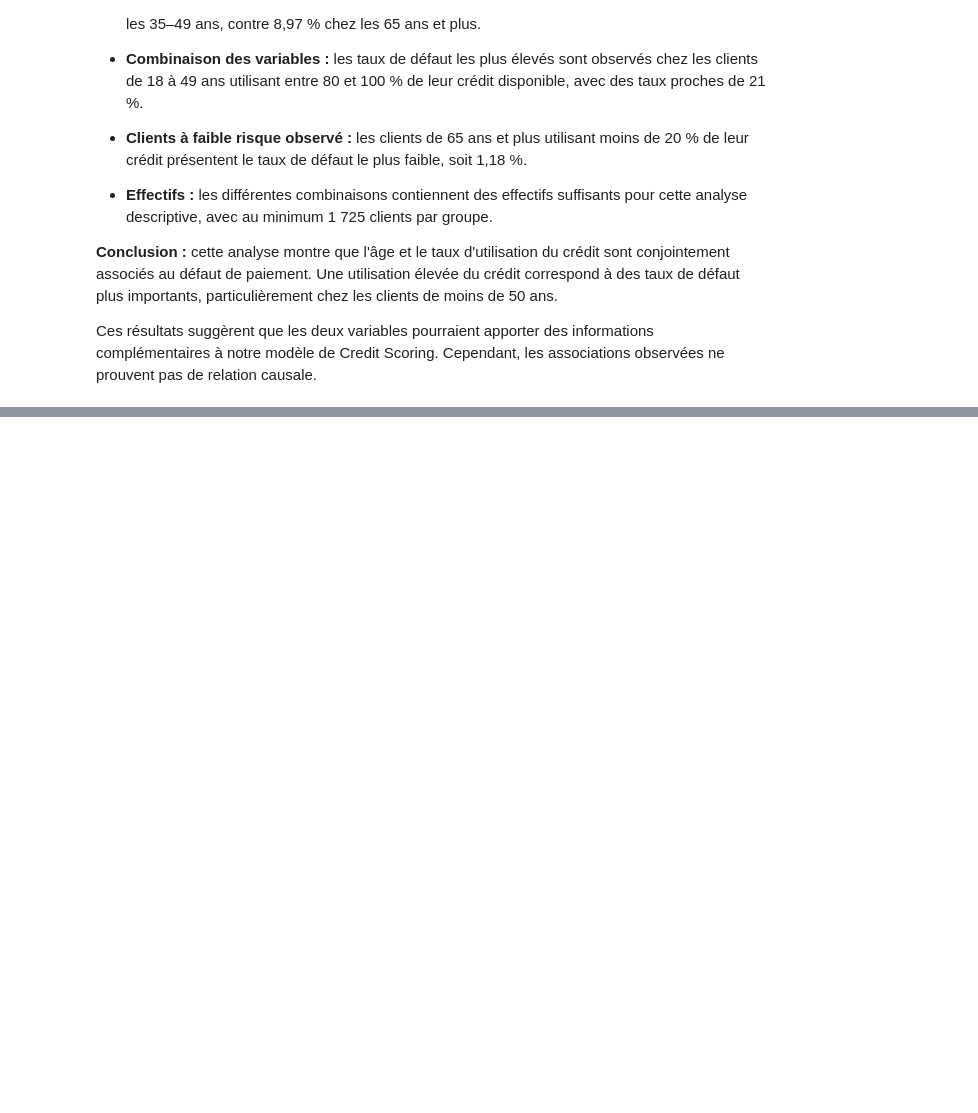
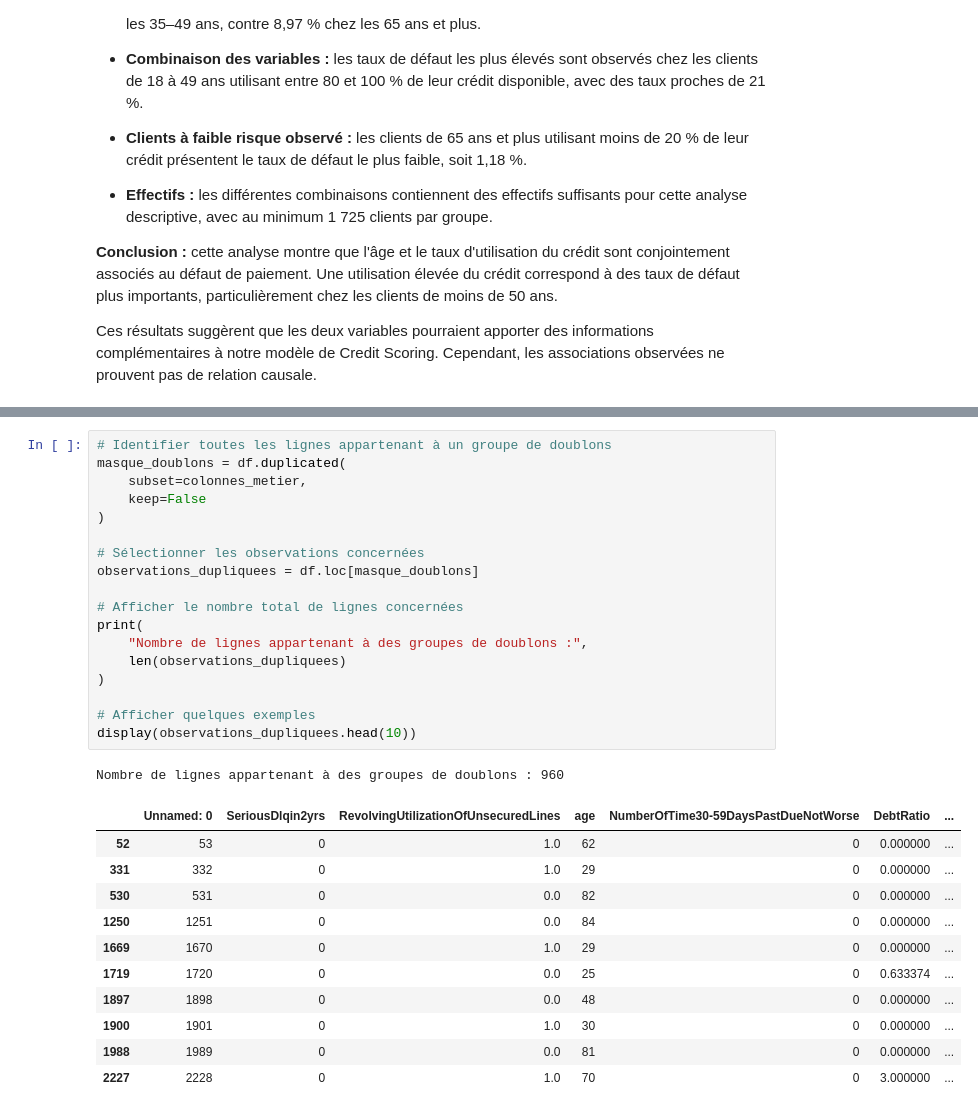
Before and after one commit to omarzinane1/CreditRisk360, a Jupyter notebook: notebooks/credit_scoring.ipynb, the cells around one changed output, grey strips where cells are left out. Cells and saved outputs as stored; diff of their text form; blank space fills up the shorter version.

```diff
--- a/notebooks/credit_scoring.ipynb
+++ b/notebooks/credit_scoring.ipynb
@@ -2664,0 +3320,31 @@ Ces résultats suggèrent que les deux variables pourraient apporter des informa
+# %%
+# Identifier toutes les lignes appartenant à un groupe de doublons
+masque_doublons = df.duplicated(
+    subset=colonnes_metier,
+    keep=False
+)
+
+# Sélectionner les observations concernées
+observations_dupliquees = df.loc[masque_doublons]
+
+# Afficher le nombre total de lignes concernées
+print(
+    "Nombre de lignes appartenant à des groupes de doublons :",
+    len(observations_dupliquees)
+)
+
+# Afficher quelques exemples
+display(observations_dupliquees.head(10))
+# %% [output]
+Nombre de lignes appartenant à des groupes de doublons : 960
+|  | Unnamed: 0 | SeriousDlqin2yrs | RevolvingUtilizationOfUnsecuredLines | age | NumberOfTime30-59DaysPastDueNotWorse | DebtRatio | ... |
+| 52 | 53 | 0 | 1.0 | 62 | 0 | 0.000000 | ... |
+| 331 | 332 | 0 | 1.0 | 29 | 0 | 0.000000 | ... |
+| 530 | 531 | 0 | 0.0 | 82 | 0 | 0.000000 | ... |
+| 1250 | 1251 | 0 | 0.0 | 84 | 0 | 0.000000 | ... |
+| 1669 | 1670 | 0 | 1.0 | 29 | 0 | 0.000000 | ... |
+| 1719 | 1720 | 0 | 0.0 | 25 | 0 | 0.633374 | ... |
+| 1897 | 1898 | 0 | 0.0 | 48 | 0 | 0.000000 | ... |
+| 1900 | 1901 | 0 | 1.0 | 30 | 0 | 0.000000 | ... |
+| 1988 | 1989 | 0 | 0.0 | 81 | 0 | 0.000000 | ... |
+| 2227 | 2228 | 0 | 1.0 | 70 | 0 | 3.000000 | ... |
```
Also changed, not shown: parts of 63 cells of this notebook, 1 other file.
